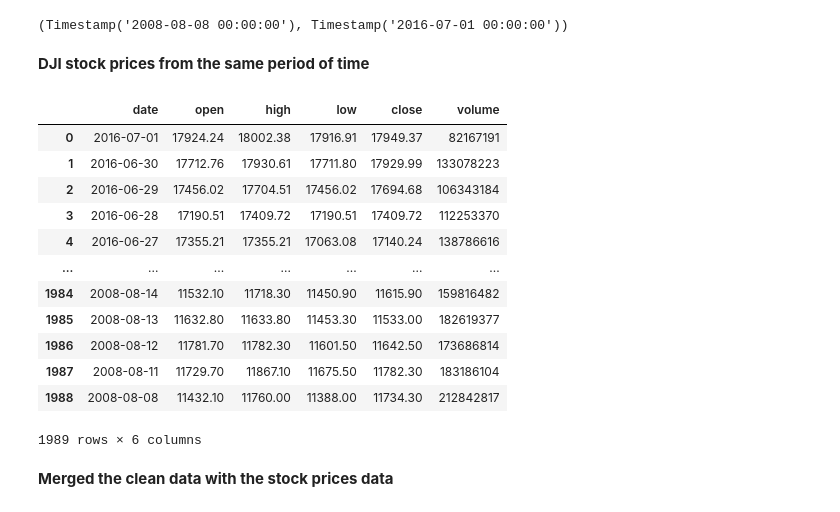
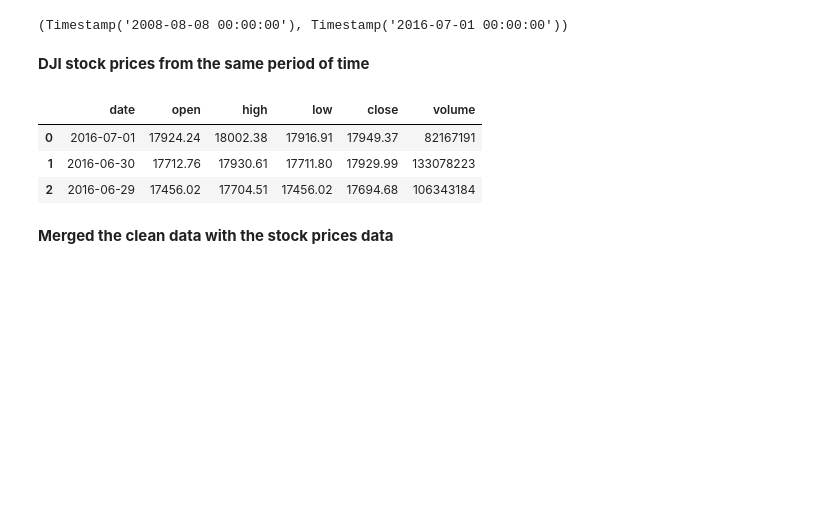
Before and after one commit to cristianexer/blog, a Jupyter notebook: _notebooks/2021-02-14-Stock-Market-Sentiments.ipynb, the cells around one changed output. Cells and saved outputs as stored; diff of their text form; code cells hidden in the pictures; blank space fills up the shorter version.

```diff
--- a/_notebooks/2021-02-14-Stock-Market-Sentiments.ipynb
+++ b/_notebooks/2021-02-14-Stock-Market-Sentiments.ipynb
@@ -148,21 +137,12 @@ min_date,max_date
 # %%
 stock = web.DataReader('^DJI', 'stooq',start=min_date,end=max_date).reset_index()
 stock.columns = stock.columns.str.lower()
-stock
+stock[:3]
 # %% [output]
 |  | date | open | high | low | close | volume |
 | 0 | 2016-07-01 | 17924.24 | 18002.38 | 17916.91 | 17949.37 | 82167191 |
 | 1 | 2016-06-30 | 17712.76 | 17930.61 | 17711.80 | 17929.99 | 133078223 |
 | 2 | 2016-06-29 | 17456.02 | 17704.51 | 17456.02 | 17694.68 | 106343184 |
-| 3 | 2016-06-28 | 17190.51 | 17409.72 | 17190.51 | 17409.72 | 112253370 |
-| 4 | 2016-06-27 | 17355.21 | 17355.21 | 17063.08 | 17140.24 | 138786616 |
-| ... | ... | ... | ... | ... | ... | ... |
-| 1984 | 2008-08-14 | 11532.10 | 11718.30 | 11450.90 | 11615.90 | 159816482 |
-| 1985 | 2008-08-13 | 11632.80 | 11633.80 | 11453.30 | 11533.00 | 182619377 |
-| 1986 | 2008-08-12 | 11781.70 | 11782.30 | 11601.50 | 11642.50 | 173686814 |
-| 1987 | 2008-08-11 | 11729.70 | 11867.10 | 11675.50 | 11782.30 | 183186104 |
-| 1988 | 2008-08-08 | 11432.10 | 11760.00 | 11388.00 | 11734.30 | 212842817 |
-1989 rows × 6 columns
 # %% [markdown]
 **Merged the clean data with the stock prices data**
 # %%
```
Also changed, not shown: parts of 6 cells of this notebook, 1 other file.
